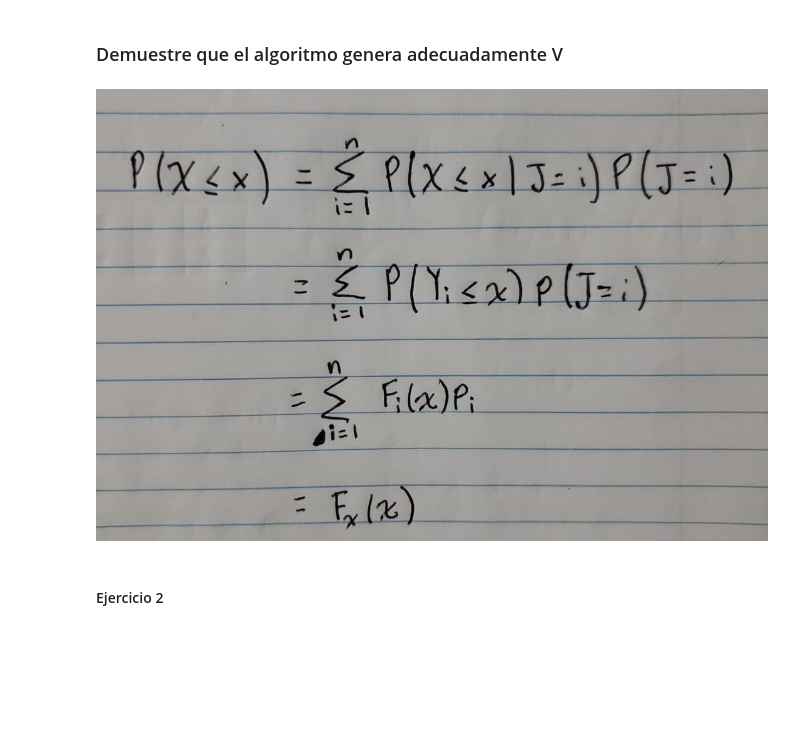
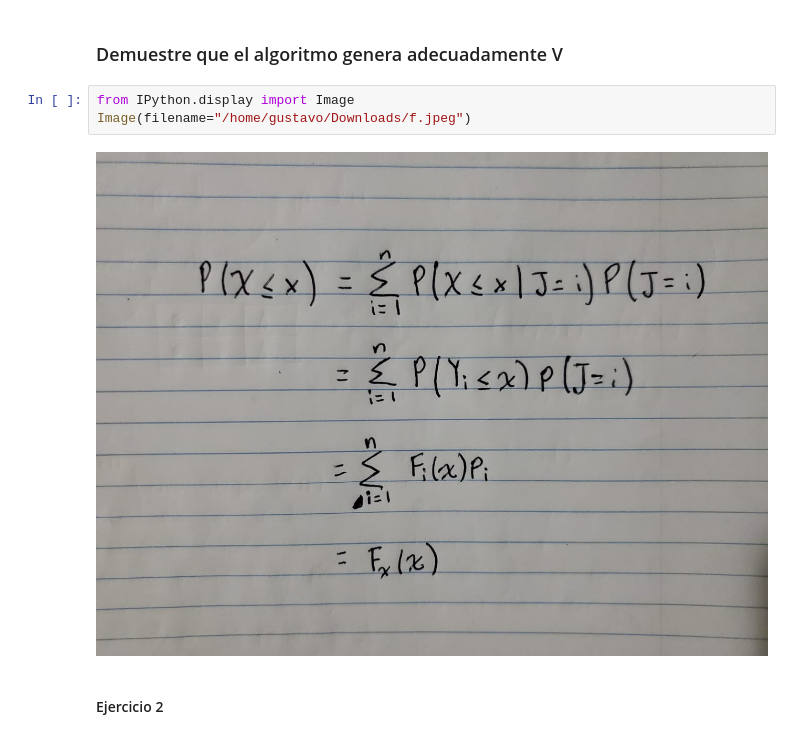
Before and after one commit to gusta257/MiniProyecto2, a Jupyter notebook: MiniProyecto2.ipynb, the cells around one changed output. Saved outputs shown, nothing was run; the diff lists cells and outputs as text; blank space fills up the shorter version.

```diff
--- a/MiniProyecto2.ipynb
+++ b/MiniProyecto2.ipynb
@@ -31,8 +31,11 @@ Investigado de:
 - http://www.columbia.edu/~mh2078/MonteCarlo/MCS_Generate_RVars.pdf
 # %% [markdown]
 ### Demuestre que el algoritmo genera adecuadamente V
-# %% [markdown]
-![image.png](attachment:image.png)
+# %%
+from IPython.display import Image
+Image(filename="/home/gustavo/Downloads/f.jpeg")
+# %% [output]
+[figure, added]
 # %% [markdown]
 #### Ejercicio 2
 # %% [markdown]
```
